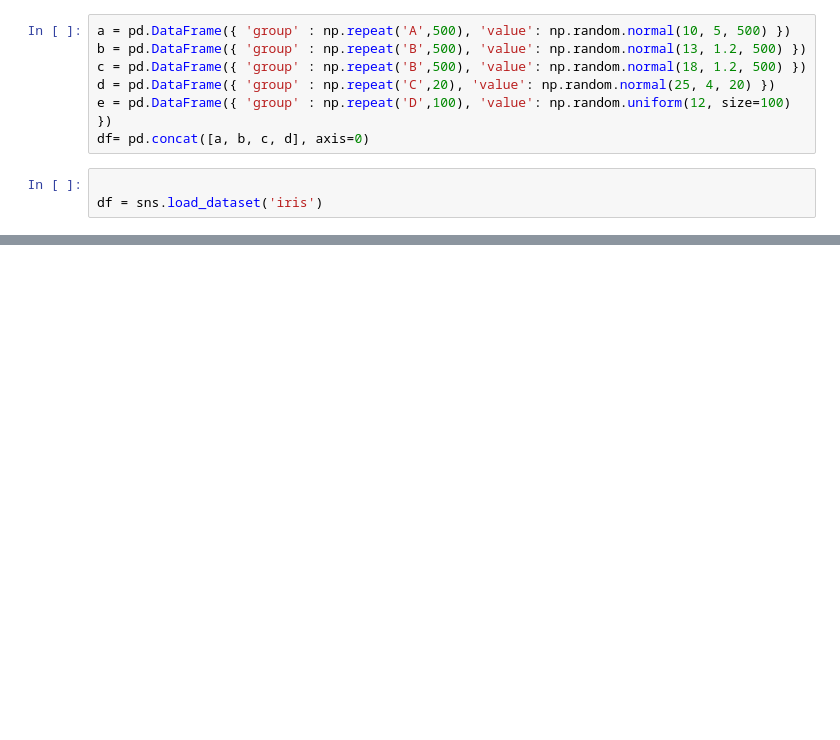
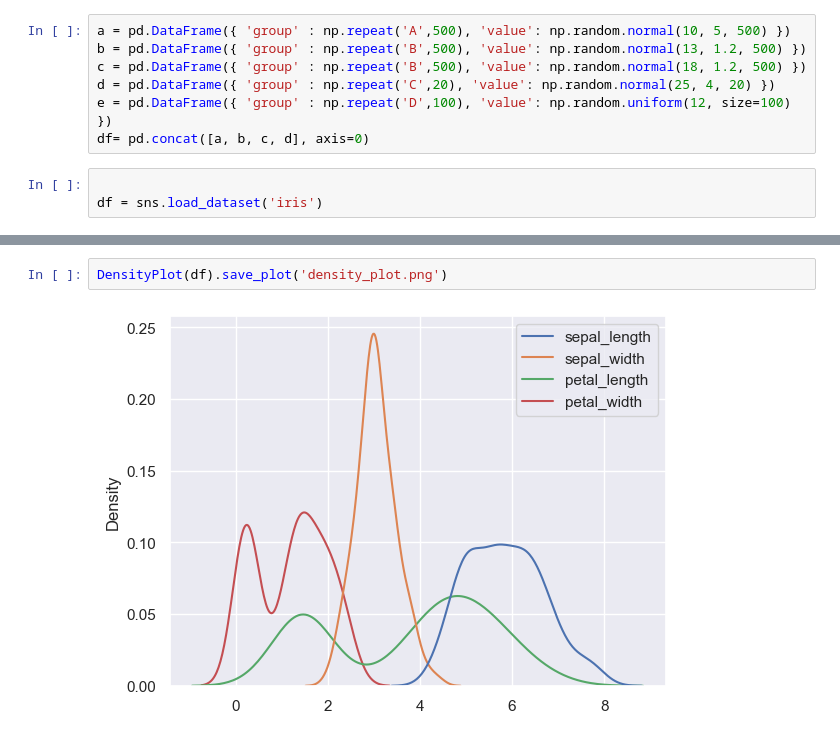
Before and after one commit to Kazi1318914/Plotify, a Jupyter notebook: test.ipynb, the cells around one changed output, grey strips where cells are left out. Drawn from its saved outputs; the diff is of its cells as text; blank space fills up the shorter version.

```diff
--- a/test.ipynb
+++ b/test.ipynb
@@ -133,0 +220,4 @@ asd.save_plot('box_plot.png')
+# %%
+DensityPlot(df).save_plot('density_plot.png')
+# %% [output]
+[figure, added]
```
Also changed, not shown: parts of 6 cells of this notebook, 3 other files.
